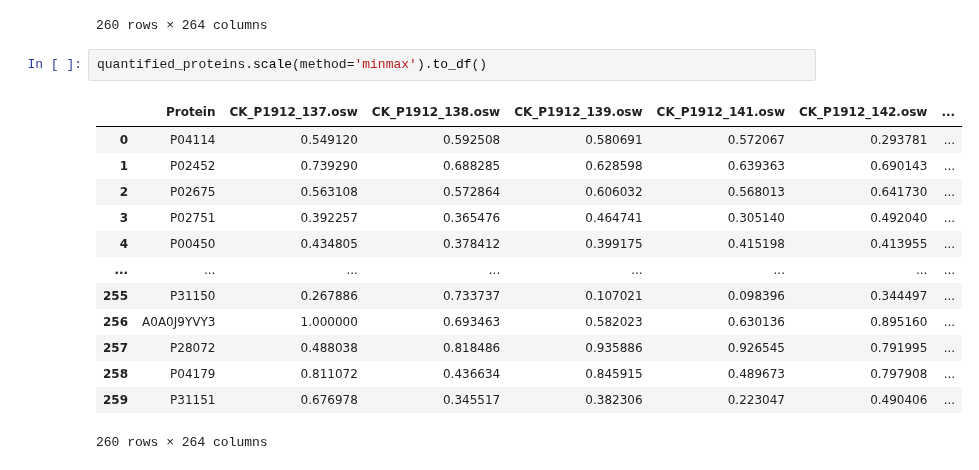
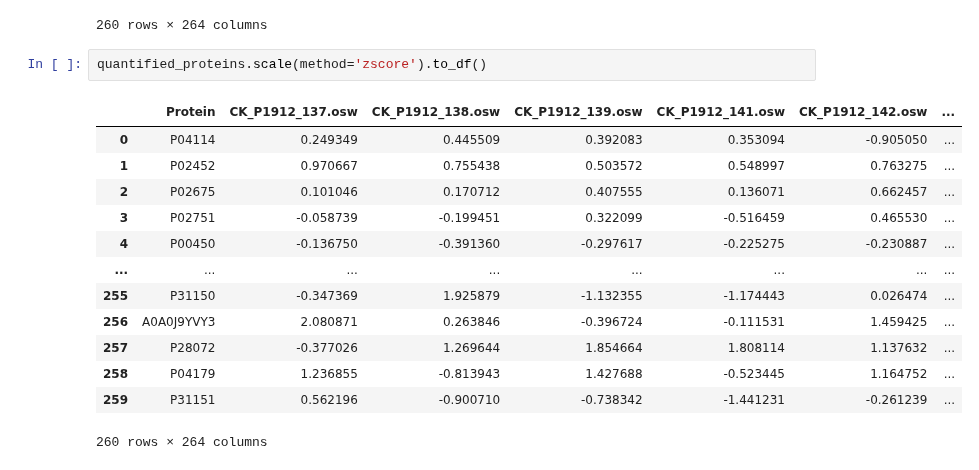
Before and after one commit to InfectionMedicineProteomics/DPKS, a Jupyter notebook: notebooks/quant_matrix.ipynb, the cells around one changed output. Saved outputs shown, nothing was run; the diff lists cells and outputs as text.

```diff
--- a/notebooks/quant_matrix.ipynb
+++ b/notebooks/quant_matrix.ipynb
@@ -28,18 +28,18 @@ quantified_proteins.to_df()
 | 259 | P31151 | 18.217888 | 14.355080 | 14.783814 | 12.927833 | 16.043606 | ... |
 260 rows × 264 columns
 # %%
-quantified_proteins.scale(method='minmax').to_df()
+quantified_proteins.scale(method='zscore').to_df()
 # %% [output]
 |  | Protein | CK_P1912_137.osw | CK_P1912_138.osw | CK_P1912_139.osw | CK_P1912_141.osw | CK_P1912_142.osw | ... |
-| 0 | P04114 | 0.549120 | 0.592508 | 0.580691 | 0.572067 | 0.293781 | ... |
-| 1 | P02452 | 0.739290 | 0.688285 | 0.628598 | 0.639363 | 0.690143 | ... |
-| 2 | P02675 | 0.563108 | 0.572864 | 0.606032 | 0.568013 | 0.641730 | ... |
-| 3 | P02751 | 0.392257 | 0.365476 | 0.464741 | 0.305140 | 0.492040 | ... |
-| 4 | P00450 | 0.434805 | 0.378412 | 0.399175 | 0.415198 | 0.413955 | ... |
+| 0 | P04114 | 0.249349 | 0.445509 | 0.392083 | 0.353094 | -0.905050 | ... |
+| 1 | P02452 | 0.970667 | 0.755438 | 0.503572 | 0.548997 | 0.763275 | ... |
+| 2 | P02675 | 0.101046 | 0.170712 | 0.407555 | 0.136071 | 0.662457 | ... |
+| 3 | P02751 | -0.058739 | -0.199451 | 0.322099 | -0.516459 | 0.465530 | ... |
+| 4 | P00450 | -0.136750 | -0.391360 | -0.297617 | -0.225275 | -0.230887 | ... |
 | ... | ... | ... | ... | ... | ... | ... | ... |
-| 255 | P31150 | 0.267886 | 0.733737 | 0.107021 | 0.098396 | 0.344497 | ... |
-| 256 | A0A0J9YVY3 | 1.000000 | 0.693463 | 0.582023 | 0.630136 | 0.895160 | ... |
-| 257 | P28072 | 0.488038 | 0.818486 | 0.935886 | 0.926545 | 0.791995 | ... |
-| 258 | P04179 | 0.811072 | 0.436634 | 0.845915 | 0.489673 | 0.797908 | ... |
-| 259 | P31151 | 0.676978 | 0.345517 | 0.382306 | 0.223047 | 0.490406 | ... |
+| 255 | P31150 | -0.347369 | 1.925879 | -1.132355 | -1.174443 | 0.026474 | ... |
+| 256 | A0A0J9YVY3 | 2.080871 | 0.263846 | -0.396724 | -0.111531 | 1.459425 | ... |
+| 257 | P28072 | -0.377026 | 1.269644 | 1.854664 | 1.808114 | 1.137632 | ... |
+| 258 | P04179 | 1.236855 | -0.813943 | 1.427688 | -0.523445 | 1.164752 | ... |
+| 259 | P31151 | 0.562196 | -0.900710 | -0.738342 | -1.441231 | -0.261239 | ... |
 260 rows × 264 columns
```
Also changed, not shown: 2 other files.
